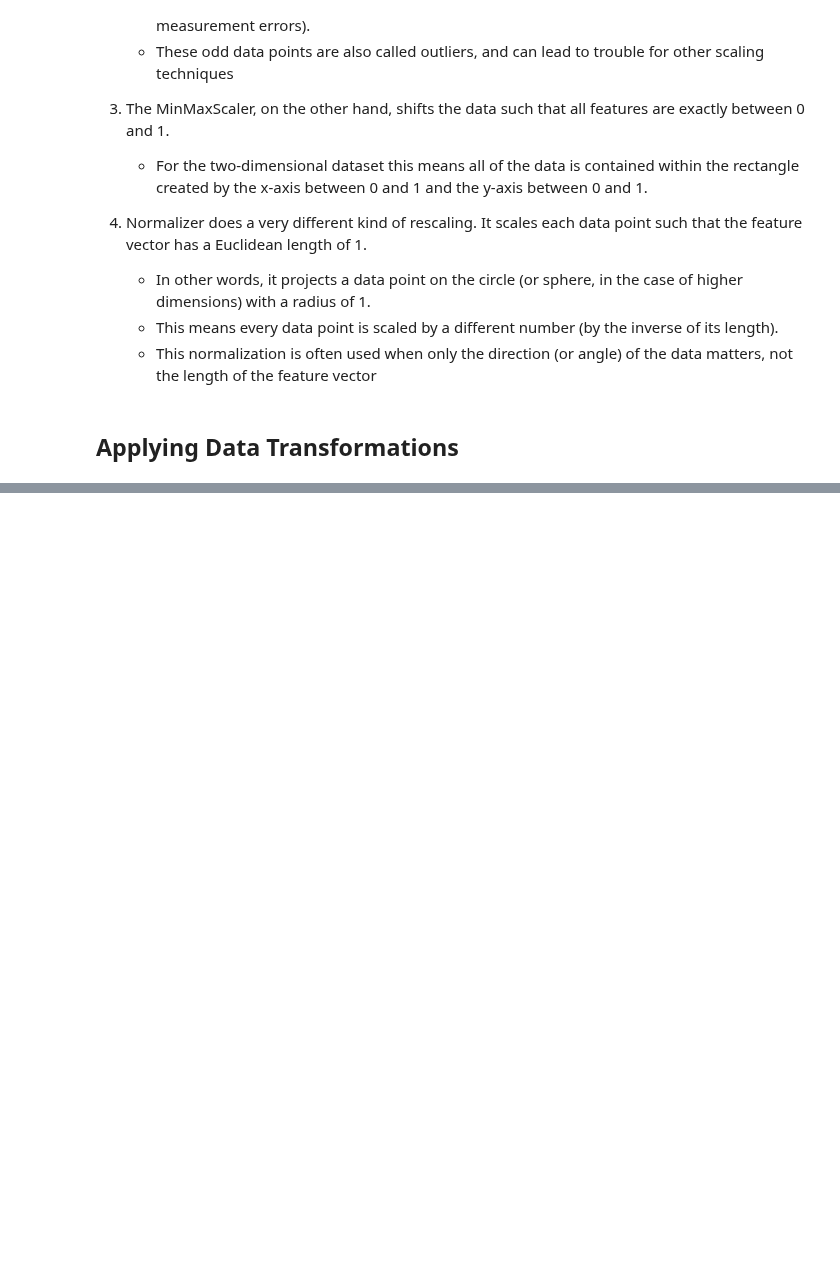
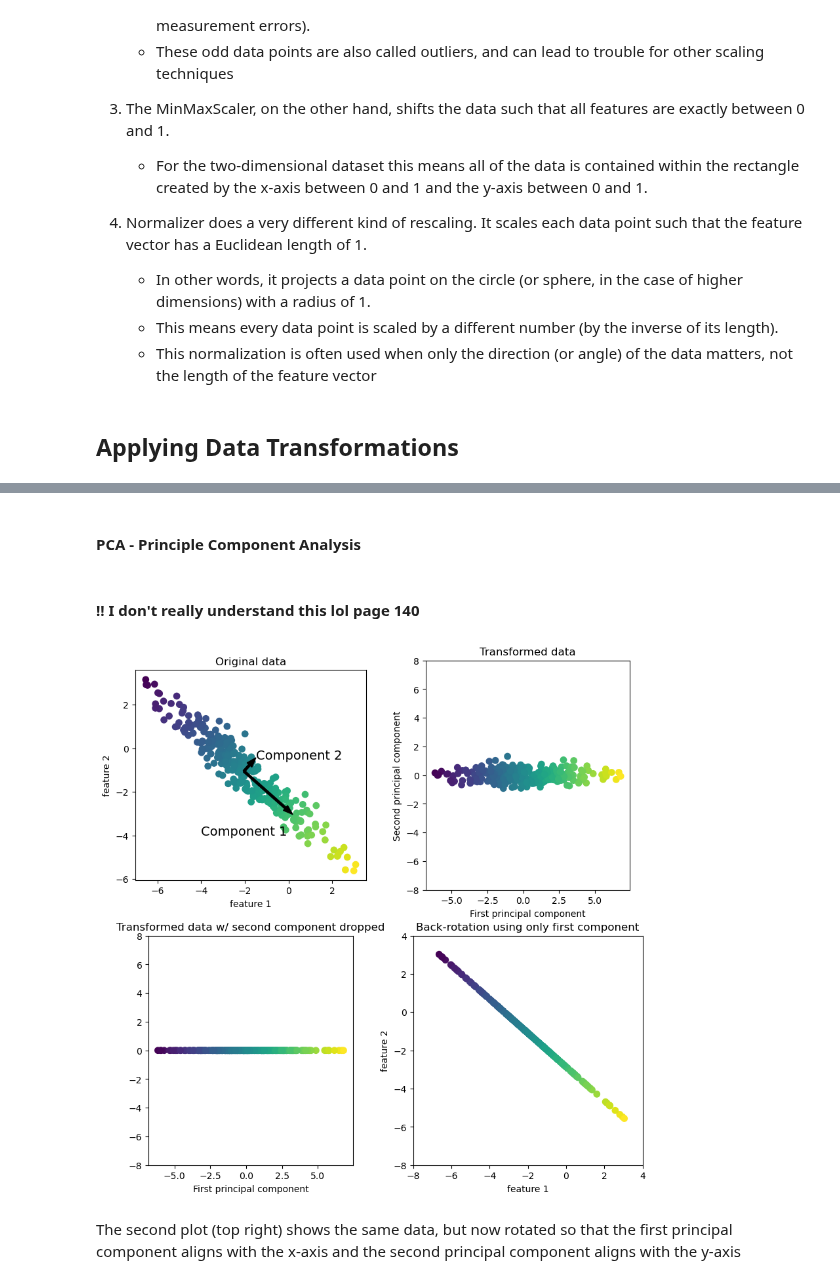
Before and after one commit to 4rtify/RoboticsJourney, a Jupyter notebook: Self_Study/2.PatternReg.ML/ML.Chap3.ipynb, the cells around one changed output, grey strips where cells are left out. Saved outputs shown, nothing was run; the diff lists cells and outputs as text; code cells hidden in the pictures; blank space fills up the shorter version.

```diff
--- a/Self_Study/2.PatternReg.ML/ML.Chap3.ipynb
+++ b/Self_Study/2.PatternReg.ML/ML.Chap3.ipynb
@@ -90,0 +237,10 @@ MinMaxScaler()
+# %% [markdown]
+#### PCA - Principle Component Analysis
+# %% [markdown]
+#### !! I don't really understand this lol page 140
+# %%
+mglearn.plots.plot_pca_illustration()
+# %% [output]
+[figure, added]
+# %% [markdown]
+The second plot (top right) shows the same data, but now rotated so that the first principal component aligns with the x-axis and the second principal component aligns with the y-axis
```
Also changed, not shown: parts of 24 cells of this notebook, 3 other files.
